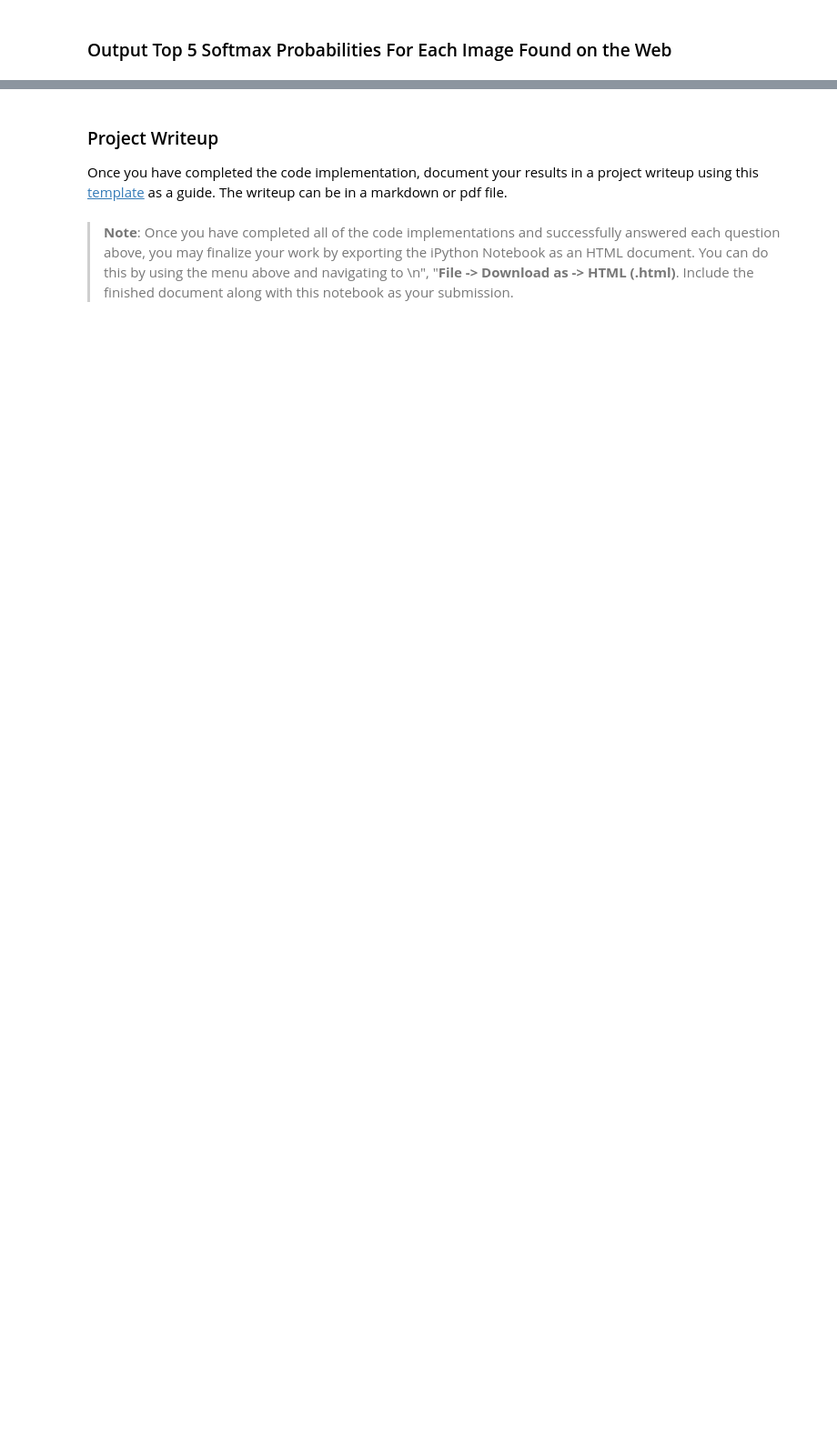
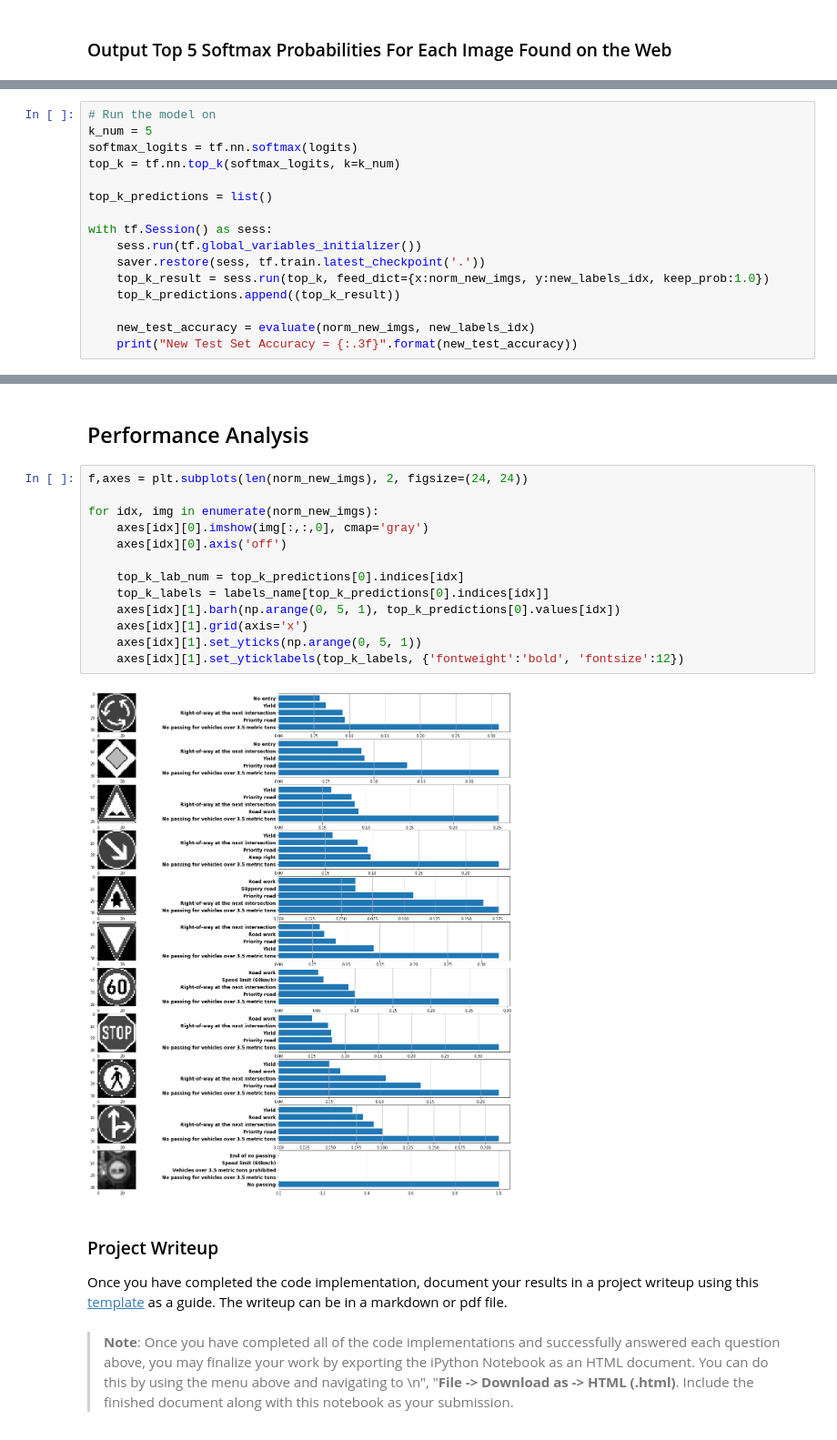
Before and after one commit to Giangy1990/CarND-Traffic-Sign-Classifier-Project, a Jupyter notebook: Traffic_Sign_Classifier.ipynb, the cells around one changed output, grey strips where cells are left out. Shown at 91% size. Drawn from its saved outputs; the diff is of its cells as text; blank space fills up the shorter version.

```diff
--- a/Traffic_Sign_Classifier.ipynb
+++ b/Traffic_Sign_Classifier.ipynb
@@ -537,0 +536,16 @@ Looking just at the first row we get `[ 0.34763842,  0.24879643,  0.12789202]`,
+# %%
+# Run the model on
+k_num = 5
+softmax_logits = tf.nn.softmax(logits)
+top_k = tf.nn.top_k(softmax_logits, k=k_num)
+
+top_k_predictions = list()
+
+with tf.Session() as sess:
+    sess.run(tf.global_variables_initializer())
+    saver.restore(sess, tf.train.latest_checkpoint('.'))
+    top_k_result = sess.run(top_k, feed_dict={x:norm_new_imgs, y:new_labels_idx, keep_prob:1.0})
+    top_k_predictions.append((top_k_result))
+
+    new_test_accuracy = evaluate(norm_new_imgs, new_labels_idx)
+    print("New Test Set Accuracy = {:.3f}".format(new_test_accuracy))
@@ -538,3 +555,20 @@ Looking just at the first row we get `[ 0.34763842,  0.24879643,  0.12789202]`,
+# %% [markdown]
+## Performance Analysis
+# %%
+f,axes = plt.subplots(len(norm_new_imgs), 2, figsize=(24, 24))
+
+for idx, img in enumerate(norm_new_imgs):
+    axes[idx][0].imshow(img[:,:,0], cmap='gray')
+    axes[idx][0].axis('off')
+
+    top_k_lab_num = top_k_predictions[0].indices[idx]
+    top_k_labels = labels_name[top_k_predictions[0].indices[idx]]
+    axes[idx][1].barh(np.arange(0, 5, 1), top_k_predictions[0].values[idx])
+    axes[idx][1].grid(axis='x')
+    axes[idx][1].set_yticks(np.arange(0, 5, 1))
+    axes[idx][1].set_yticklabels(top_k_labels, {'fontweight':'bold', 'fontsize':12})
+# %% [output]
+[figure, added]
 # %% [markdown]
 ### Project Writeup
 
```
Also changed, not shown: parts of 23 cells of this notebook, 13 other files.
